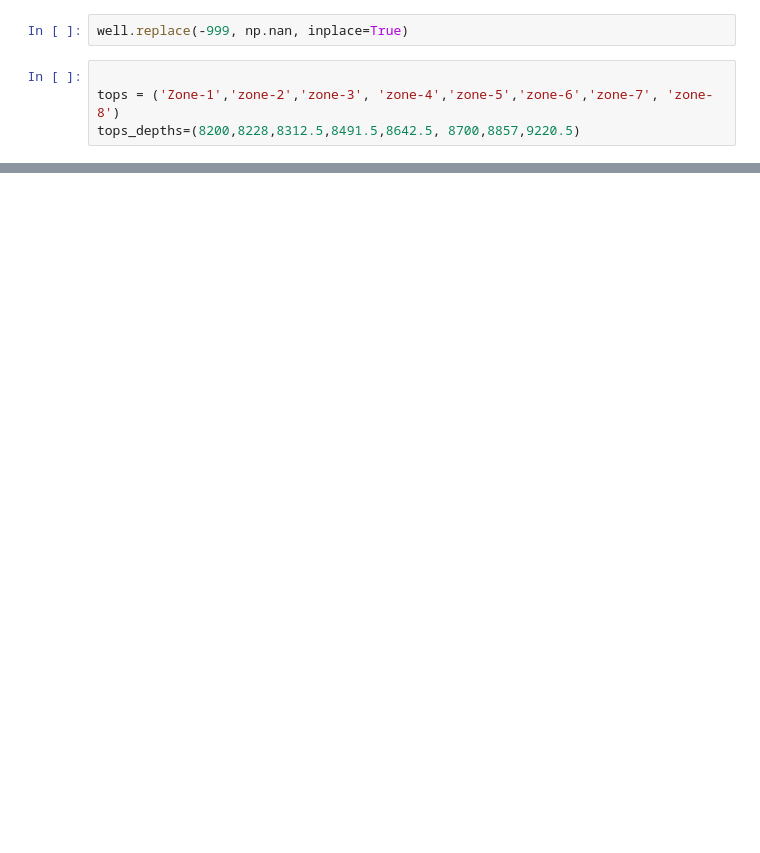
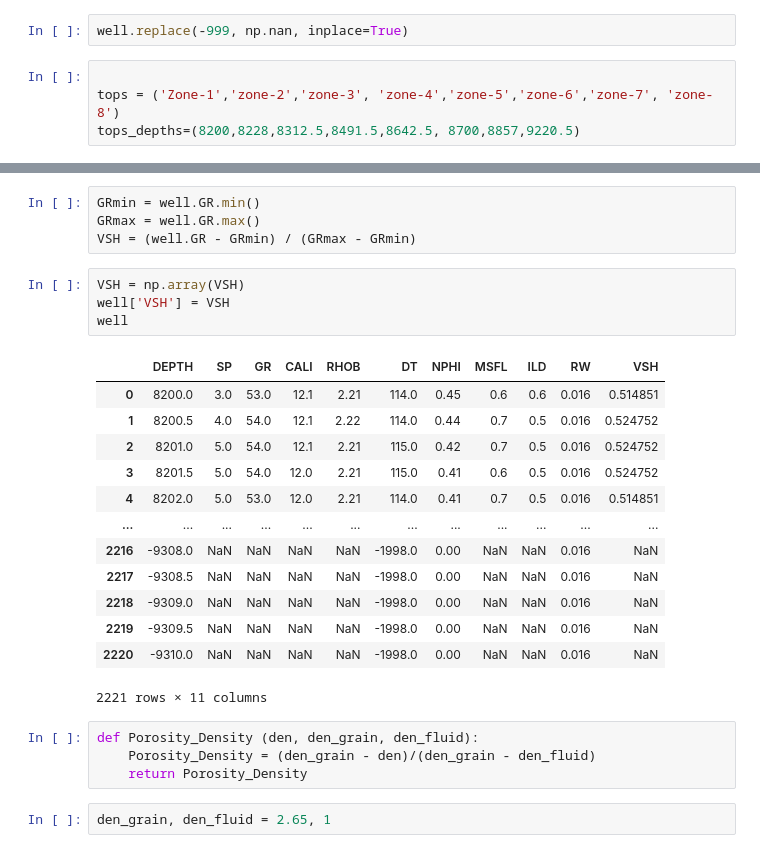
Before and after one commit to khadijaM99631/FreeCodeCamp-Pandas-Real-Life-Example, a Jupyter notebook: Sarir oil field using CVS.ipynb, the cells around one changed output, grey strips where cells are left out. Drawn from its saved outputs; the diff is of its cells as text; blank space fills up the shorter version.

```diff
--- a/Sarir oil field using CVS.ipynb
+++ b/Sarir oil field using CVS.ipynb
@@ -171,0 +270,28 @@ plt.savefig ('triple_combo_plot.png', dpi=200, format='png')
+# %%
+GRmin = well.GR.min()
+GRmax = well.GR.max()
+VSH = (well.GR - GRmin) / (GRmax - GRmin)
+# %%
+VSH = np.array(VSH)
+well['VSH'] = VSH
+well
+# %% [output]
+|  | DEPTH | SP | GR | CALI | RHOB | DT | NPHI | MSFL | ILD | RW | VSH |
+| 0 | 8200.0 | 3.0 | 53.0 | 12.1 | 2.21 | 114.0 | 0.45 | 0.6 | 0.6 | 0.016 | 0.514851 |
+| 1 | 8200.5 | 4.0 | 54.0 | 12.1 | 2.22 | 114.0 | 0.44 | 0.7 | 0.5 | 0.016 | 0.524752 |
+| 2 | 8201.0 | 5.0 | 54.0 | 12.1 | 2.21 | 115.0 | 0.42 | 0.7 | 0.5 | 0.016 | 0.524752 |
+| 3 | 8201.5 | 5.0 | 54.0 | 12.0 | 2.21 | 115.0 | 0.41 | 0.6 | 0.5 | 0.016 | 0.524752 |
+| 4 | 8202.0 | 5.0 | 53.0 | 12.0 | 2.21 | 114.0 | 0.41 | 0.7 | 0.5 | 0.016 | 0.514851 |
+| ... | ... | ... | ... | ... | ... | ... | ... | ... | ... | ... | ... |
+| 2216 | -9308.0 | NaN | NaN | NaN | NaN | -1998.0 | 0.00 | NaN | NaN | 0.016 | NaN |
+| 2217 | -9308.5 | NaN | NaN | NaN | NaN | -1998.0 | 0.00 | NaN | NaN | 0.016 | NaN |
+| 2218 | -9309.0 | NaN | NaN | NaN | NaN | -1998.0 | 0.00 | NaN | NaN | 0.016 | NaN |
+| 2219 | -9309.5 | NaN | NaN | NaN | NaN | -1998.0 | 0.00 | NaN | NaN | 0.016 | NaN |
+| 2220 | -9310.0 | NaN | NaN | NaN | NaN | -1998.0 | 0.00 | NaN | NaN | 0.016 | NaN |
+2221 rows × 11 columns
+# %%
+def Porosity_Density (den, den_grain, den_fluid):
+    Porosity_Density = (den_grain - den)/(den_grain - den_fluid)
+    return Porosity_Density
+# %%
+den_grain, den_fluid = 2.65, 1
```
Also changed, not shown: parts of 73 cells of this notebook.
